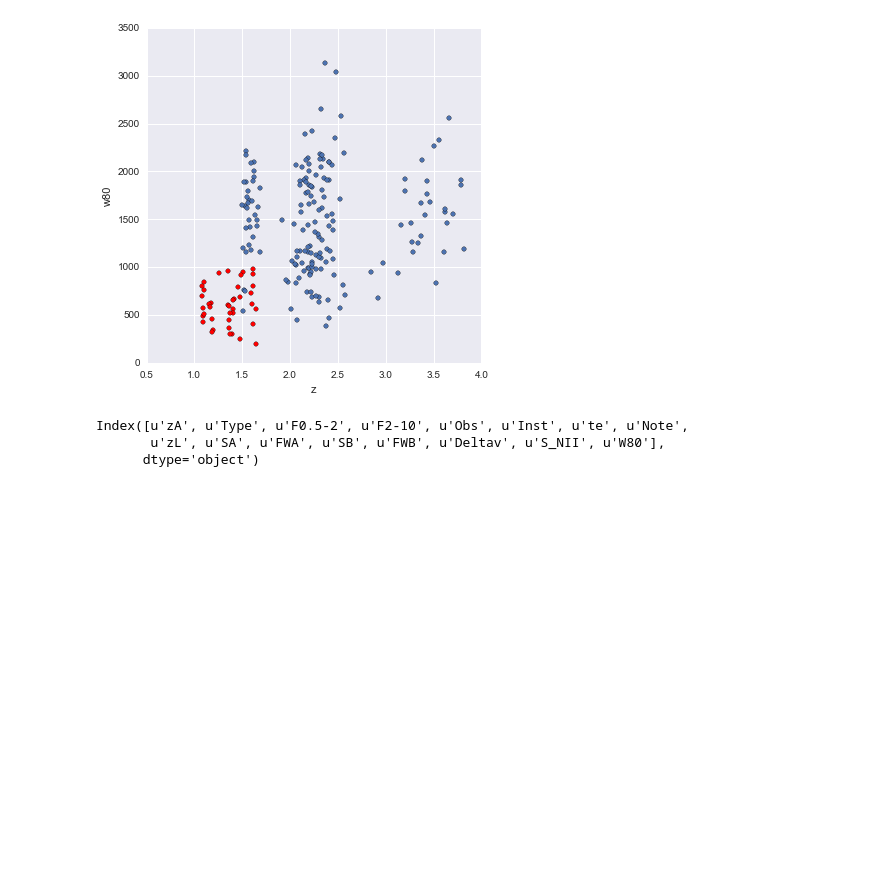
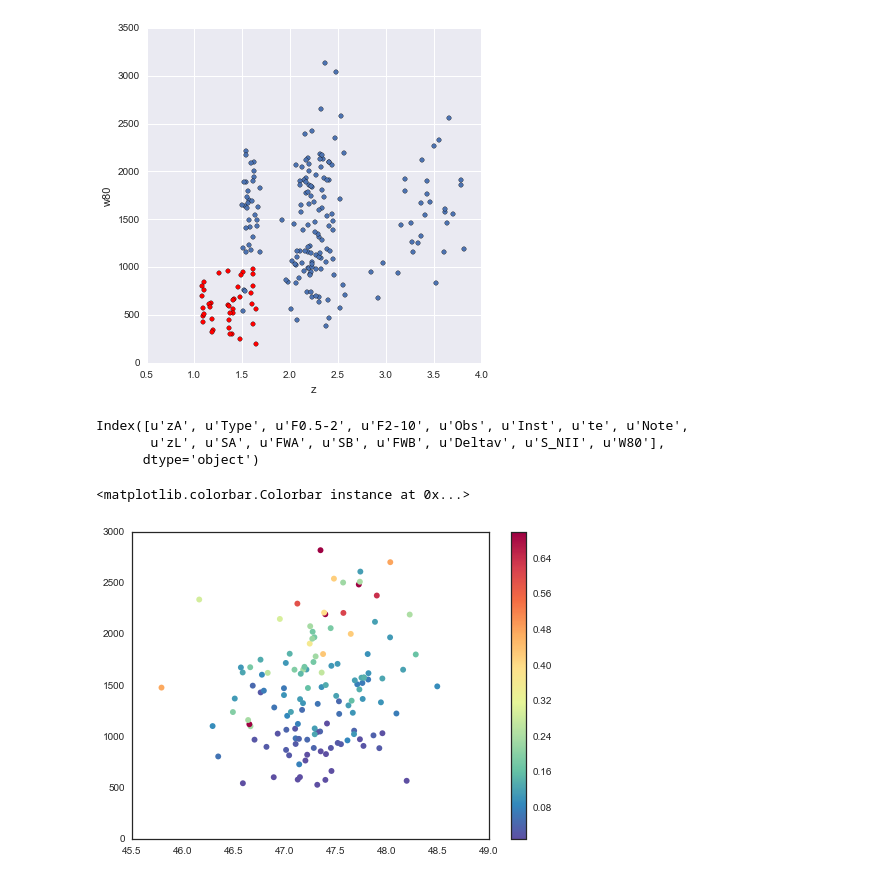
Before and after one commit to liamcoatman/thesis, a Jupyter notebook: Scratch.ipynb, the cells around one changed output. Drawn from its saved outputs; the diff is of its cells as text; code cells hidden in the pictures; blank space fills up the shorter version.

```diff
--- a/Scratch.ipynb
+++ b/Scratch.ipynb
@@ -1242,3 +1242,29 @@ print df3.columns
 Index([u'zA', u'Type', u'F0.5-2', u'F2-10', u'Obs', u'Inst', u'te', u'Note',
        u'zL', u'SA', u'FWA', u'SB', u'FWB', u'Deltav', u'S_NII', u'W80'],
       dtype='object')
+# %%
+sns.set_style("white")
+
+df = pd.read_csv('/home/lc585/Dropbox/IoA/nirspec/tables/masterlist_liam.csv', index_col=0)
+df = df[df.OIII_FLAG_2 > 0]
+df = df[df.OIII_BAD_FIT_FLAG == 0]
+df = df[df.FE_FLAG == 0]
+df = df[df.OIII_EQW_FLAG == 0]
+df = df[df.OIII_BROAD_OFF == False]
+df.drop('QSO522', inplace=True) # stupidly big broad luminosity
+
+fig, ax = plt.subplots()
+
+im = ax.scatter(df.LOGLBOL,
+                np.abs(df['OIII_5007_V5'] - df['OIII_FIT_VEL_FULL_OIII_PEAK']),
+                c=df.OIII_EFFICIENCY,
+                edgecolor='None',
+                cmap=palettable.colorbrewer.diverging.Spectral_10_r.mpl_colormap,
+                s=35,
+                vmax=0.7,
+                vmin=0.01)
+
+fig.colorbar(im)
+# %% [output]
+<matplotlib.colorbar.Colorbar instance at 0x...>
+[figure, added]
```
Also changed, not shown: parts of 5 cells of this notebook, 11 other files.
